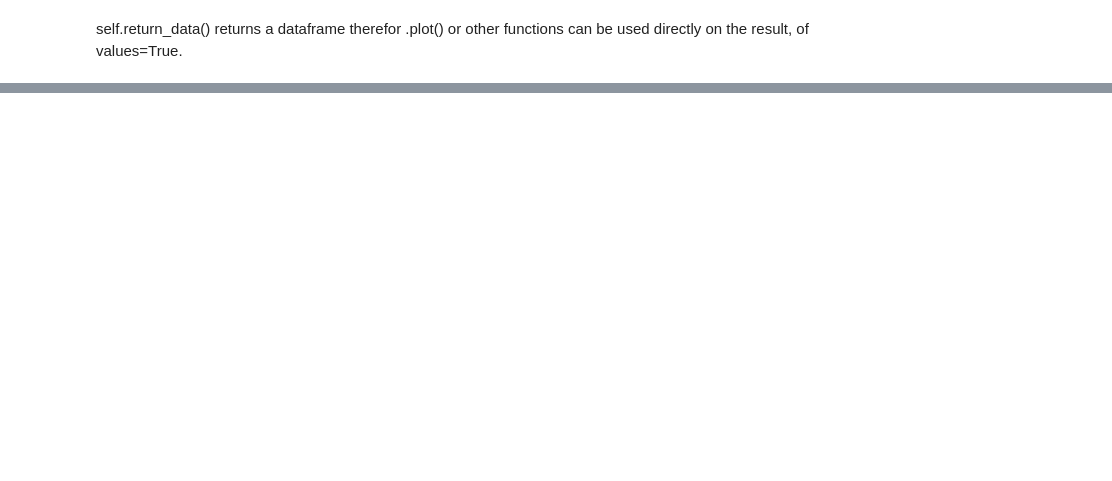
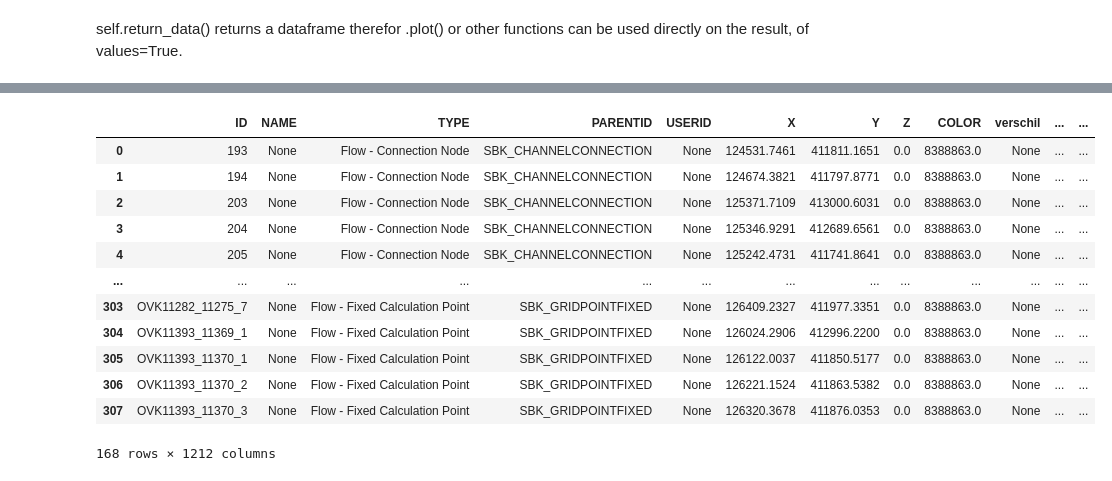
Before and after one commit to thomas-wsbd/wsbd-tools, a Jupyter notebook: examples_notebook.ipynb, the cells around one changed output, grey strips where cells are left out. Cells and saved outputs as stored; diff of their text form; code cells hidden in the pictures; blank space fills up the shorter version.

```diff
--- a/examples_notebook.ipynb
+++ b/examples_notebook.ipynb
@@ -178,0 +334,21 @@ h.return_data(theme=2,parameter=1318,location=52300,startdate='20180101',enddate
+# %%
+import pandas as pd
+
+waterlvl = gdf.merge(waterlvl, left_on='ID', right_index=True, how='right') # merge waterlevels on network nodes
+columns = [str(column) for column in waterlvl.columns] # from timestamp columns to string
+waterlvl.columns = columns
+waterlvl
+# %% [output]
+|  | ID | NAME | TYPE | PARENTID | USERID | X | Y | Z | COLOR | verschil | ... | ... |
+| 0 | 193 | None | Flow - Connection Node | SBK_CHANNELCONNECTION | None | 124531.7461 | 411811.1651 | 0.0 | 8388863.0 | None | ... | ... |
+| 1 | 194 | None | Flow - Connection Node | SBK_CHANNELCONNECTION | None | 124674.3821 | 411797.8771 | 0.0 | 8388863.0 | None | ... | ... |
+| 2 | 203 | None | Flow - Connection Node | SBK_CHANNELCONNECTION | None | 125371.7109 | 413000.6031 | 0.0 | 8388863.0 | None | ... | ... |
+| 3 | 204 | None | Flow - Connection Node | SBK_CHANNELCONNECTION | None | 125346.9291 | 412689.6561 | 0.0 | 8388863.0 | None | ... | ... |
+| 4 | 205 | None | Flow - Connection Node | SBK_CHANNELCONNECTION | None | 125242.4731 | 411741.8641 | 0.0 | 8388863.0 | None | ... | ... |
+| ... | ... | ... | ... | ... | ... | ... | ... | ... | ... | ... | ... | ... |
+| 303 | OVK11282_11275_7 | None | Flow - Fixed Calculation Point | SBK_GRIDPOINTFIXED | None | 126409.2327 | 411977.3351 | 0.0 | 8388863.0 | None | ... | ... |
+| 304 | OVK11393_11369_1 | None | Flow - Fixed Calculation Point | SBK_GRIDPOINTFIXED | None | 126024.2906 | 412996.2200 | 0.0 | 8388863.0 | None | ... | ... |
+| 305 | OVK11393_11370_1 | None | Flow - Fixed Calculation Point | SBK_GRIDPOINTFIXED | None | 126122.0037 | 411850.5177 | 0.0 | 8388863.0 | None | ... | ... |
+| 306 | OVK11393_11370_2 | None | Flow - Fixed Calculation Point | SBK_GRIDPOINTFIXED | None | 126221.1524 | 411863.5382 | 0.0 | 8388863.0 | None | ... | ... |
+| 307 | OVK11393_11370_3 | None | Flow - Fixed Calculation Point | SBK_GRIDPOINTFIXED | None | 126320.3678 | 411876.0353 | 0.0 | 8388863.0 | None | ... | ... |
+168 rows × 1212 columns
```
Also changed, not shown: parts of 26 cells of this notebook.
